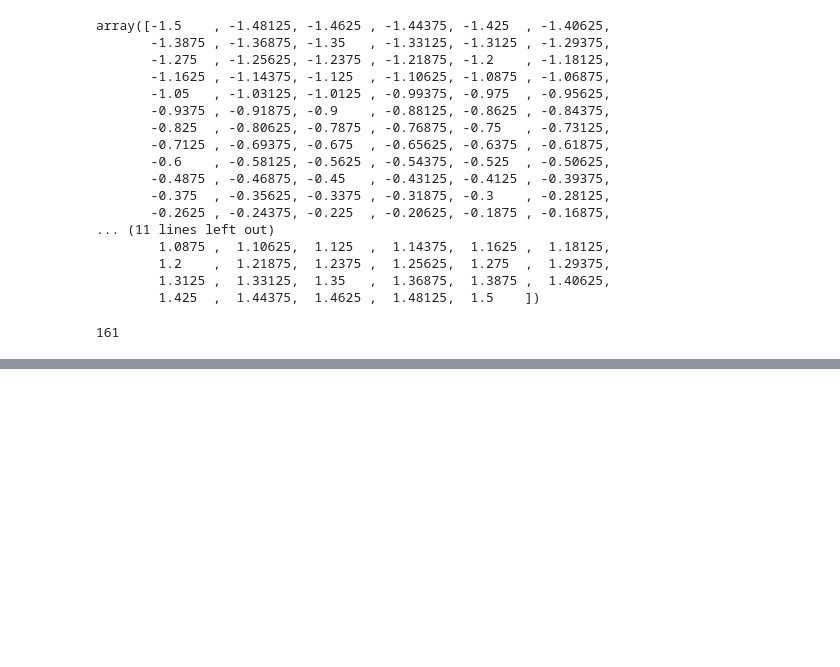
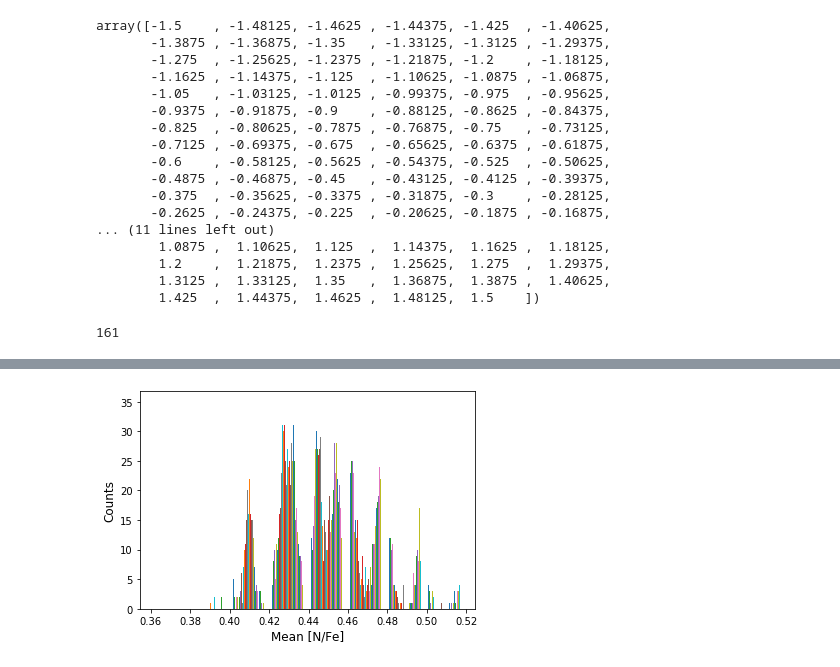
Before and after one commit to oeur/GSR, a Jupyter notebook: contplot.ipynb, the cells around one changed output, grey strips where cells are left out. Saved outputs shown, nothing was run; the diff lists cells and outputs as text; code cells hidden in the pictures; blank space fills up the shorter version.

```diff
--- a/contplot.ipynb
+++ b/contplot.ipynb
@@ -395,0 +423,2 @@ plt.show()
+# %%
+nfe_don_mean, xedges1, yedges1, binnumber1 = stats.binned_statistic_2d(vz_don, z_don, nfe_don, 'mean', range=[[-80, 80], [-1.5, 1.5]], bins=bins)
@@ -395,0 +473,7 @@ plt.show()
+# %%
+plt.hist(nfe_don_mean, bins=8)
+plt.xlabel('Mean [N/Fe]', fontsize=12)
+plt.ylabel('Counts', fontsize=12)
+plt.show()
+# %% [output]
+[figure, added]
```
Also changed, not shown: parts of 24 cells of this notebook.
